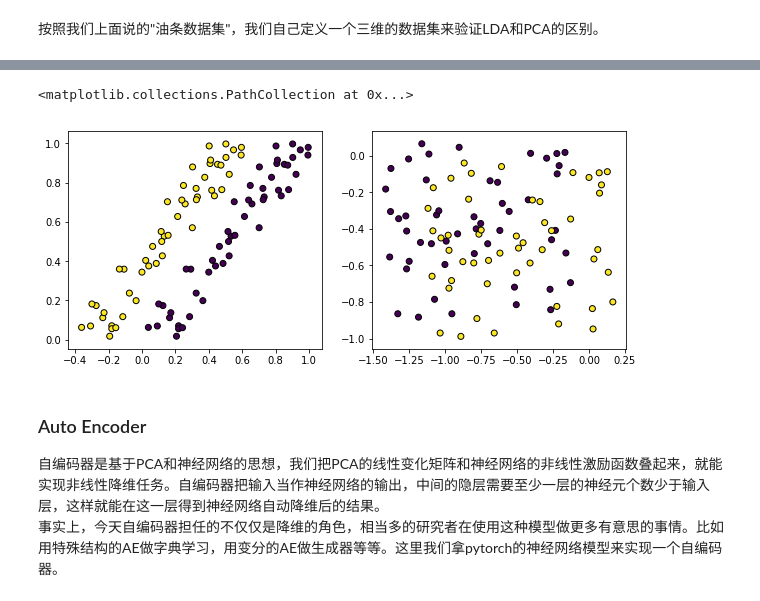
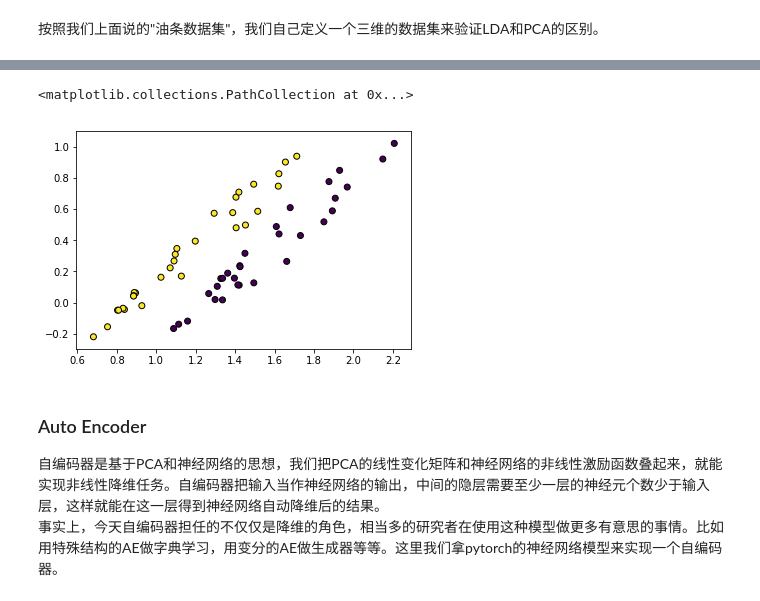
Before and after one commit to ViesLink/prml_note, a Jupyter notebook: 无监督学习.ipynb, the cells around one changed output, grey strips where cells are left out. Saved outputs shown, nothing was run; the diff lists cells and outputs as text; code cells hidden in the pictures.

```diff
--- a/无监督学习.ipynb
+++ b/无监督学习.ipynb
@@ -375,13 +365,18 @@ class LDA:
 # %% [markdown]
 按照我们上面说的"油条数据集"，我们自己定义一个三维的数据集来验证LDA和PCA的区别。
 # %%
-X0 = np.random.rand(50)
-X1 = np.random.rand(50)
-X2_1 = X0 * 0.9 + X1 * (-0.3) + 0.2
-X2_2 = X0 * 0.9 + X1 * (-0.3) - 0.2
-X0 = np.concatenate((X0,X0))
-X1 = np.concatenate((X1,X1))
+n = 30
+
+X0 = 0.1*np.ones(n)
+X1 = X0*2 + 0.2
+X0 = np.concatenate((X0+np.random.rand(n),X0+np.random.rand(n)))
+X1 = np.concatenate((X1+np.random.rand(n),X1+np.random.rand(n)))
+
+X2_1 = X0[:n] * 0.9 + X1[:n] ** (-0.3) + 0.2
+X2_2 = X0[n:] * 0.9 + X1[n:] ** (-0.3) - 0.2
+
+
 X2 = np.concatenate((X2_1,X2_2))
 
 X = np.concatenate((X0[None],X1[None],X2[None]),axis = 0).T
-y = np.concatenate((np.zeros(50),np.ones(50)))
+y = np.concatenate((np.zeros(n),np.ones(n)))
@@ -388,19 +390,10 @@ y = np.concatenate((np.zeros(50),np.ones(50)))
 # %%
-plt.figure(figsize=(10,4))
-plt.subplot(1,2,1)
-
-W = LDA().fit(X,y,2)
+W,S0,S1 = LDA(X,y,2)
 X_ = X.dot(W)
 plt.scatter(X_[:,0], X_[:,1],edgecolors='black',c=y)
-
-plt.subplot(1,2,2)
-
-W = PCA(X,2)
-X_ = X.dot(W)
-plt.scatter(X_[:,0], X_[:,1],edgecolors='black',c=y)
 # %% [output]
 <matplotlib.collections.PathCollection at 0x...>
-[figure, old version]
+[figure, new version]
 # %% [markdown]
 ### Auto Encoder
 自编码器是基于PCA和神经网络的思想，我们把PCA的线性变化矩阵和神经网络的非线性激励函数叠起来，就能实现非线性降维任务。自编码器把输入当作神经网络的输出，中间的隐层需要至少一层的神经元个数少于输入层，这样就能在这一层得到神经网络自动降维后的结果。
```
Also changed, not shown: parts of 7 cells of this notebook.
